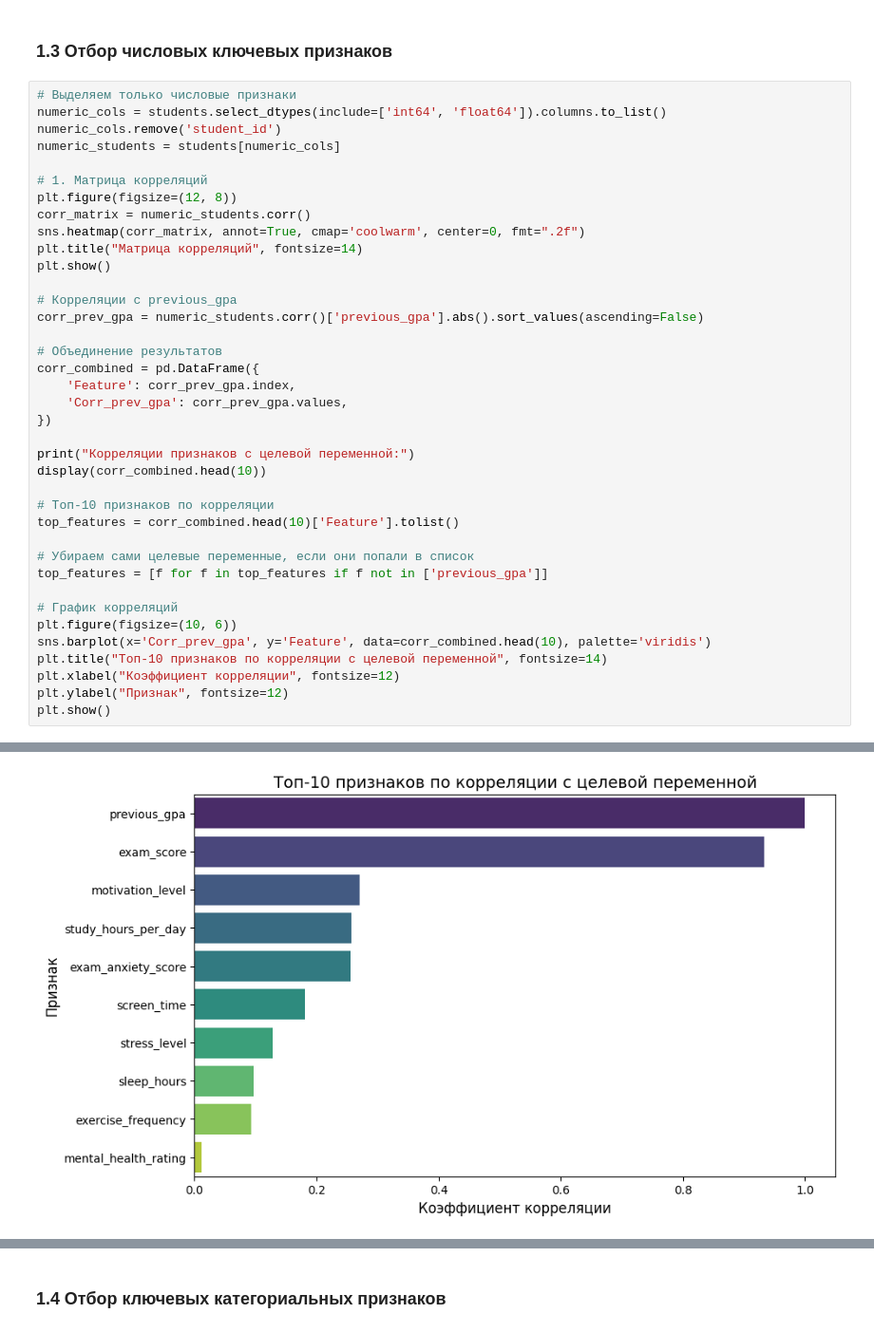
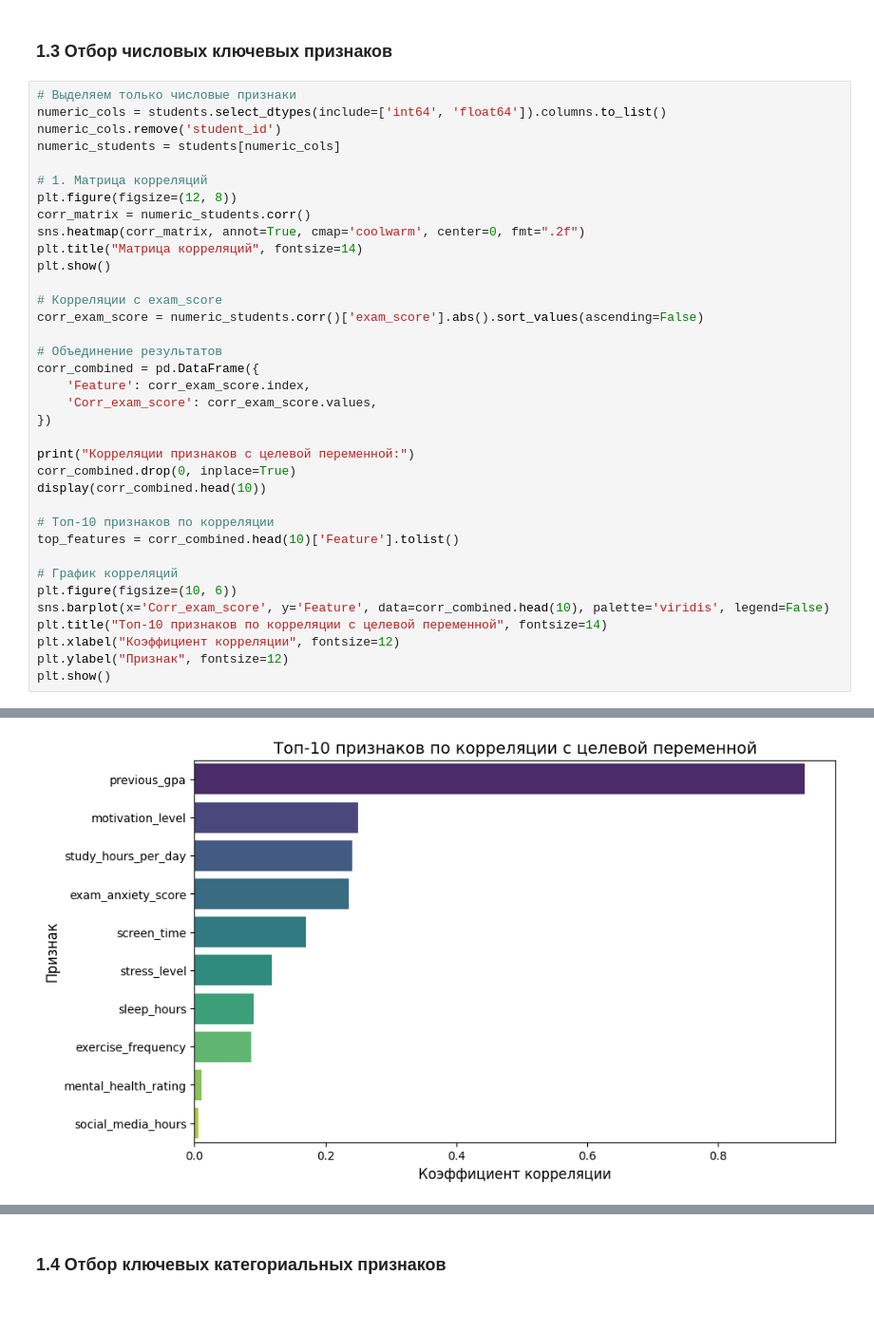
Before and after one commit to zmwss/StatPrak, a Jupyter notebook: Proj.ipynb, the cells around one changed output, grey strips where cells are left out. Shown at 95% size. Drawn from its saved outputs; the diff is of its cells as text.

```diff
--- a/Proj.ipynb
+++ b/Proj.ipynb
@@ -126,27 +130,25 @@ sns.heatmap(corr_matrix, annot=True, cmap='coolwarm', center=0, fmt=".2f")
 plt.title("Матрица корреляций", fontsize=14)
 plt.show()
 
-# Корреляции с previous_gpa
-corr_prev_gpa = numeric_students.corr()['previous_gpa'].abs().sort_values(ascending=False)
+# Корреляции с exam_score
+corr_exam_score = numeric_students.corr()['exam_score'].abs().sort_values(ascending=False)
 
 # Объединение результатов
 corr_combined = pd.DataFrame({
-    'Feature': corr_prev_gpa.index,
-    'Corr_prev_gpa': corr_prev_gpa.values,
+    'Feature': corr_exam_score.index,
+    'Corr_exam_score': corr_exam_score.values,
 })
 
 print("Корреляции признаков с целевой переменной:")
+corr_combined.drop(0, inplace=True)
 display(corr_combined.head(10))
 
 # Топ-10 признаков по корреляции
 top_features = corr_combined.head(10)['Feature'].tolist()
 
-# Убираем сами целевые переменные, если они попали в список
-top_features = [f for f in top_features if f not in ['previous_gpa']]
-
 # График корреляций
 plt.figure(figsize=(10, 6))
-sns.barplot(x='Corr_prev_gpa', y='Feature', data=corr_combined.head(10), palette='viridis')
+sns.barplot(x='Corr_exam_score', y='Feature', data=corr_combined.head(10), palette='viridis', legend=False)
 plt.title("Топ-10 признаков по корреляции с целевой переменной", fontsize=14)
 plt.xlabel("Коэффициент корреляции", fontsize=12)
 plt.ylabel("Признак", fontsize=12)
@@ -171,3 +173,3 @@ Passing `palette` without assigning `hue` is deprecated and will be removed in v
-[figure, old version]
+[figure, new version]
 # %% [markdown]
 Отсюда видим, что наиболее лучшими числовыми ключевыми признаками будут:
```
Also changed, not shown: parts of 30 cells of this notebook, 1 other file.
